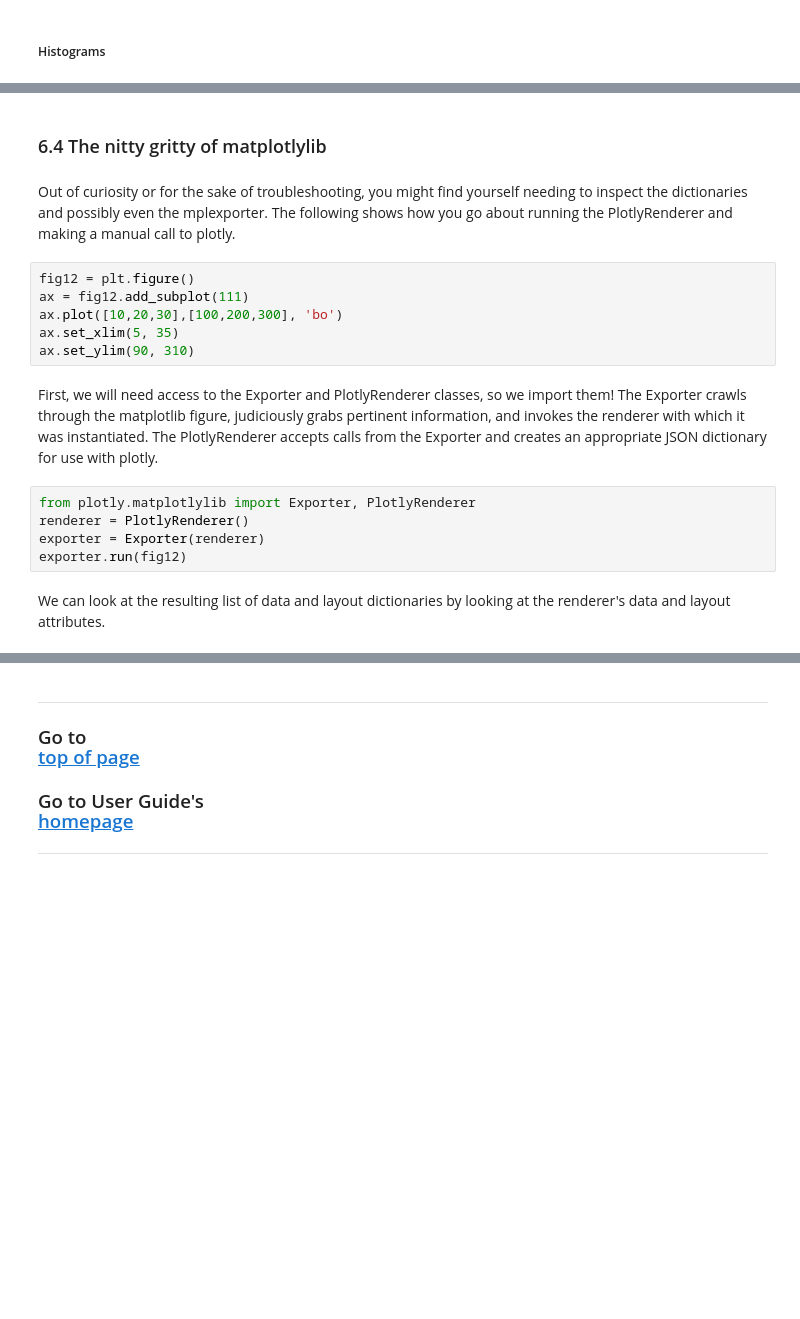
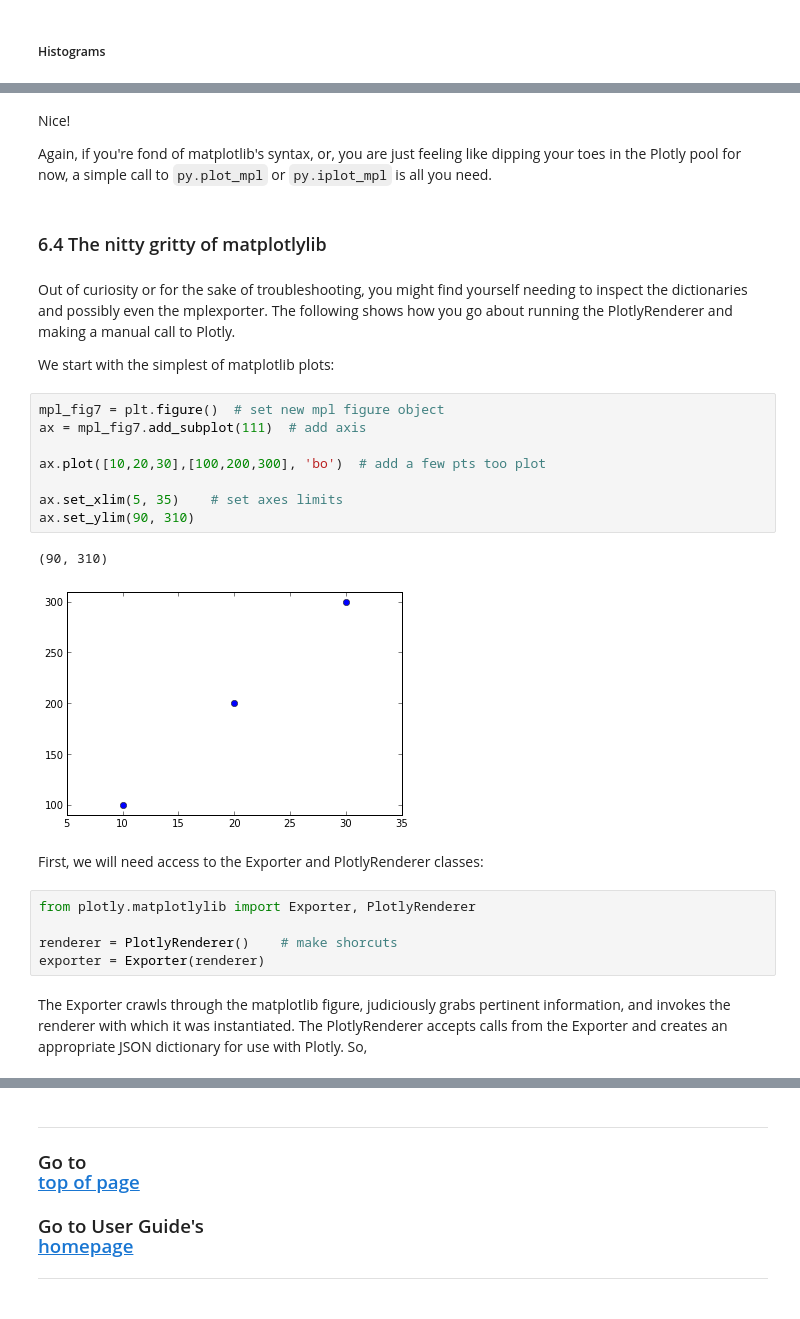
Before and after one commit to plotly/python-user-guide, a Jupyter notebook: s6_matplotlylib/s6_matplotlylib.ipynb, the cells around one changed output, grey strips where cells are left out. Saved outputs shown, nothing was run; the diff lists cells and outputs as text; blank space fills up the shorter version.

```diff
--- a/s6_matplotlylib/s6_matplotlylib.ipynb
+++ b/s6_matplotlylib/s6_matplotlylib.ipynb
@@ -407,19 +513,30 @@ py.iplot_mpl(fig2, strip_style=True, filename='s6_simple-subplots')
+# %% [markdown]
+Nice!
+
+Again, if you're fond of matplotlib's syntax, or, you are just feeling like dipping your toes in the Plotly pool for now, a simple call to `py.plot_mpl` or `py.iplot_mpl` is all you need.
 # %% [markdown]
 ### 6.4 The nitty gritty of matplotlylib
 # %% [markdown]
-Out of curiosity or for the sake of troubleshooting, you might find yourself needing to inspect the dictionaries and possibly even the mplexporter. The following shows how you go about running the PlotlyRenderer and making a manual call to plotly.
+Out of curiosity or for the sake of troubleshooting, you might find yourself needing to inspect the dictionaries and possibly even the mplexporter. The following shows how you go about running the PlotlyRenderer and making a manual call to Plotly.
+
+We start with the simplest of matplotlib plots:
 # %%
-fig12 = plt.figure()
-ax = fig12.add_subplot(111)
-ax.plot([10,20,30],[100,200,300], 'bo')
-ax.set_xlim(5, 35)
+mpl_fig7 = plt.figure()  # set new mpl figure object
+ax = mpl_fig7.add_subplot(111)  # add axis
+
+ax.plot([10,20,30],[100,200,300], 'bo')  # add a few pts too plot
+
+ax.set_xlim(5, 35)    # set axes limits
 ax.set_ylim(90, 310)
+# %% [output]
+(90, 310)
+[figure, added]
+# %% [markdown]
+First, we will need access to the Exporter and PlotlyRenderer classes:
+# %%
+from plotly.matplotlylib import Exporter, PlotlyRenderer
+
+renderer = PlotlyRenderer()    # make shorcuts
+exporter = Exporter(renderer)
 # %% [markdown]
-First, we will need access to the Exporter and PlotlyRenderer classes, so we import them! The Exporter crawls through the matplotlib figure, judiciously grabs pertinent information, and invokes the renderer with which it was instantiated. The PlotlyRenderer accepts calls from the Exporter and creates an appropriate JSON dictionary for use with plotly.
+The Exporter crawls through the matplotlib figure, judiciously grabs pertinent information, and invokes the renderer with which it was instantiated. The PlotlyRenderer accepts calls from the Exporter and creates an appropriate JSON dictionary for use with Plotly. So,
-# %%
-from plotly.matplotlylib import Exporter, PlotlyRenderer
-renderer = PlotlyRenderer()
-exporter = Exporter(renderer)
-exporter.run(fig12)
-# %% [markdown]
-We can look at the resulting list of data and layout dictionaries by looking at the renderer's data and layout attributes.
```
Also changed, not shown: parts of 66 cells of this notebook, 2 other files.
